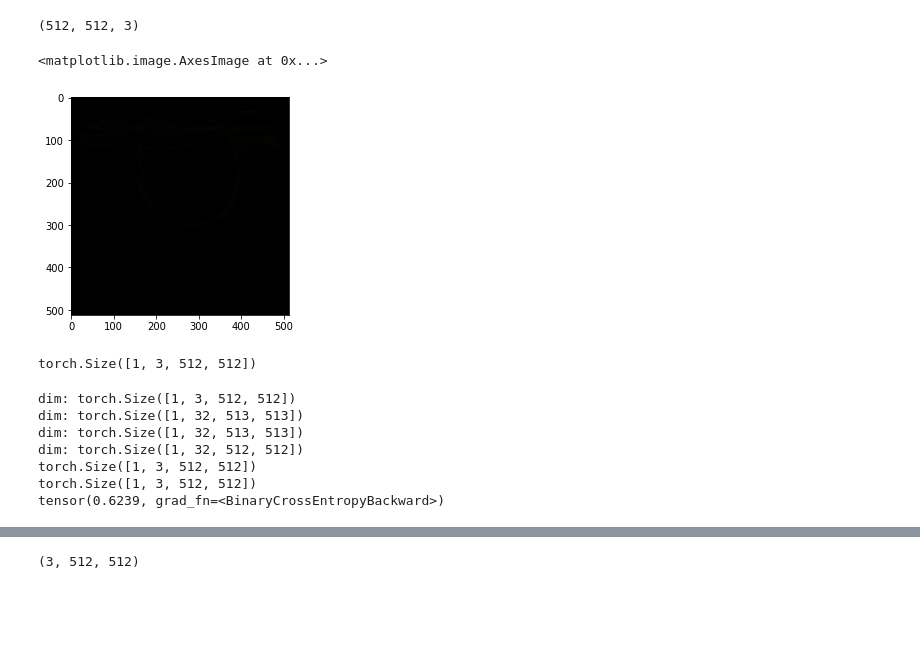
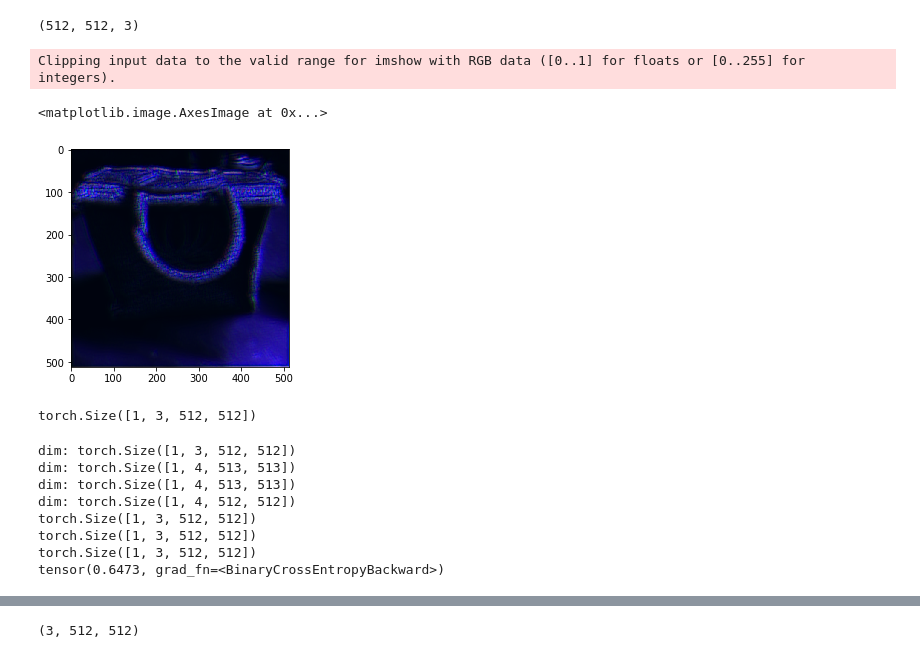
Before and after one commit to nikamanthab/pytorch, a Jupyter notebook: Untitled.ipynb, the cells around one changed output, grey strips where cells are left out. Saved outputs shown, nothing was run; the diff lists cells and outputs as text; code cells hidden in the pictures; blank space fills up the shorter version.

```diff
--- a/Untitled.ipynb
+++ b/Untitled.ipynb
@@ -138,10 +138,12 @@ torch.Size([3, 512, 512])
 class Network(nn.Module):
     def __init__(self):
         super(Network,self).__init__()
-        self.conv1 = nn.Conv2d(in_channels=3,out_channels=32,kernel_size=6,padding=3)
-        self.conv2 = nn.Conv2d(in_channels=32,out_channels=64,kernel_size=6,padding=3)
-        self.conv3 = nn.Conv2d(in_channels=64,out_channels=32,kernel_size=6,padding=3)
-        self.conv4 = nn.Conv2d(in_channels=32,out_channels=3,kernel_size=6,padding=3)
+        self.conv1 = nn.Conv2d(in_channels=3,out_channels=4,kernel_size=6,padding=3)
+        self.conv2 = nn.Conv2d(in_channels=4,out_channels=8,kernel_size=6,padding=3)
+        self.conv3 = nn.Conv2d(in_channels=8,out_channels=16,kernel_size=6,padding=3)
+        self.conv4 = nn.Conv2d(in_channels=16,out_channels=8,kernel_size=6,padding=3)
+        self.conv5 = nn.Conv2d(in_channels=8,out_channels=4,kernel_size=6,padding=3)
+        self.conv6 = nn.Conv2d(in_channels=4,out_channels=3,kernel_size=6,padding=3)
 
 #         self.fc1 = nn.Linear(in_features=12*4*4,out_features=120)
 #         self.fc2 = nn.Linear(in_features=120,out_features=60)
@@ -168,6 +170,15 @@ class Network(nn.Module):
         t = F.relu(t)
         t = F.max_pool2d(t,kernel_size=2, stride = 1)
 
+        t = self.conv5(t)
+        t = F.relu(t)
+        t = F.max_pool2d(t,kernel_size=2, stride = 1)
+
+        t = self.conv6(t)
+        t = F.relu(t)
+        t = F.max_pool2d(t,kernel_size=2, stride = 1)
+
+        print(t.shape)
 #         -----------------------------------------------------
 #         t = t.reshape(-1,12*4*4)
 #         t = self.fc1(t)
@@ -215,10 +229,11 @@ out_pr.shape
 # %%
 # res = cv2.resize(out_pr,(512,512))
 # %%
-plt.imshow(out_pr.astype('int'))
+plt.imshow(out_pr)
 # %% [output]
-<matplotlib.image.AxesImage at 0x...>
+Clipping input data to the valid range for imshow with RGB data ([0..1] for floats or [0..255] for integers).
+<matplotlib.image.AxesImage at 0x...>
-[figure, old version]
+[figure, new version]
 # %%
 # res.shape
 # %%
@@ -238,12 +253,13 @@ loss = F.binary_cross_entropy(F.sigmoid(preds),F.sigmoid(light_imgs.float()))
 print(loss)
 # %% [output]
 dim: torch.Size([1, 3, 512, 512])
-dim: torch.Size([1, 32, 513, 513])
-dim: torch.Size([1, 32, 513, 513])
-dim: torch.Size([1, 32, 512, 512])
+dim: torch.Size([1, 4, 513, 513])
+dim: torch.Size([1, 4, 513, 513])
+dim: torch.Size([1, 4, 512, 512])
 torch.Size([1, 3, 512, 512])
 torch.Size([1, 3, 512, 512])
-tensor(0.6239, grad_fn=<BinaryCrossEntropyBackward>)
+torch.Size([1, 3, 512, 512])
+tensor(0.6473, grad_fn=<BinaryCrossEntropyBackward>)
 # %%
 loss.backward()
 # %%
```
Also changed, not shown: parts of 8 cells of this notebook.
